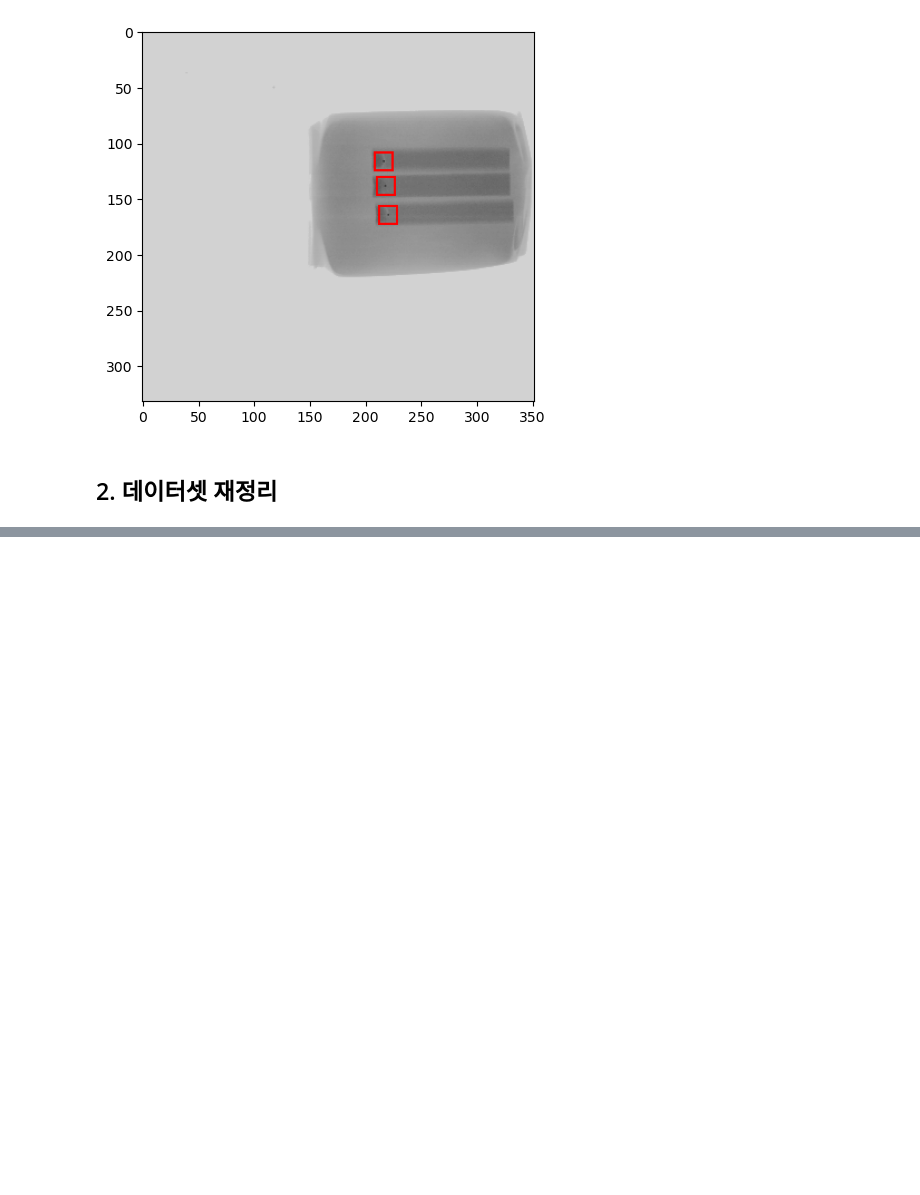
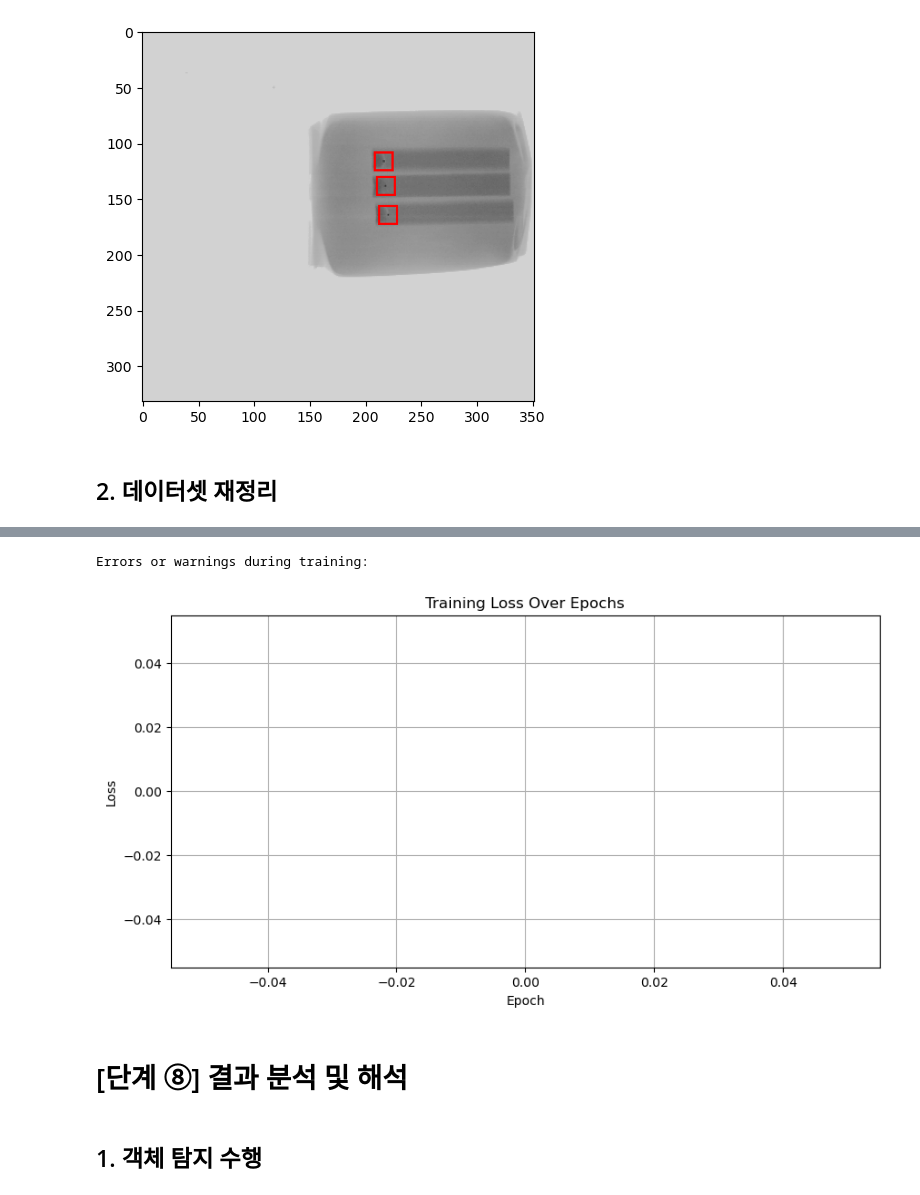
Before and after one commit to seokheounjo/test, a Jupyter notebook: X-ray.ipynb, the cells around one changed output, grey strips where cells are left out. Drawn from its saved outputs; the diff is of its cells as text; code cells hidden in the pictures; blank space fills up the shorter version.

```diff
--- a/X-ray.ipynb
+++ b/X-ray.ipynb
@@ -119,0 +263,42 @@ PermissionError: [Errno 13] Permission denied: 'C:/Users/mit14/Desktop/project/2
+# %%
+import subprocess
+import re
+import matplotlib.pyplot as plt
+
+# Corrected training command
+command = "python train.py --epochs 15 --weights weights/last.pt --batch-size 3 --cfg yolov3-spp.cfg --data custom.data --nosave --device cpu"
+
+# Run the training process and capture the output
+process = subprocess.run(command, shell=True, capture_output=True, text=True)
+
+# Save the stdout and stderr in separate variables
+log_data = process.stdout
+error_output = process.stderr
+
+# Print error messages if there are any
+if error_output:
+    print("Errors or warnings during training:")
+    print(error_output)
+
+# Extract loss values using regex from the log_data
+loss_pattern = re.compile(r"(\d+)/(\d+).*?total: (\d+\.\d+).*")
+loss_values = [float(m.group(3)) for m in loss_pattern.finditer(log_data)]
+
+# Extract the epoch numbers
+epoch_numbers = [int(m.group(1)) for m in loss_pattern.finditer(log_data)]
+
+# Plot the training loss
+plt.figure(figsize=(10, 5))
+plt.plot(epoch_numbers, loss_values, marker='o', linestyle='-', color='blue')
+plt.title('Training Loss Over Epochs')
+plt.xlabel('Epoch')
+plt.ylabel('Loss')
+plt.grid(True)
+plt.show()
+# %% [output]
+Errors or warnings during training:
+[figure, added]
+# %% [markdown]
+# [단계 ⑧] 결과 분석 및 해석
+# %% [markdown]
+## 1. 객체 탐지 수행
```
Also changed, not shown: parts of 39 cells of this notebook.
